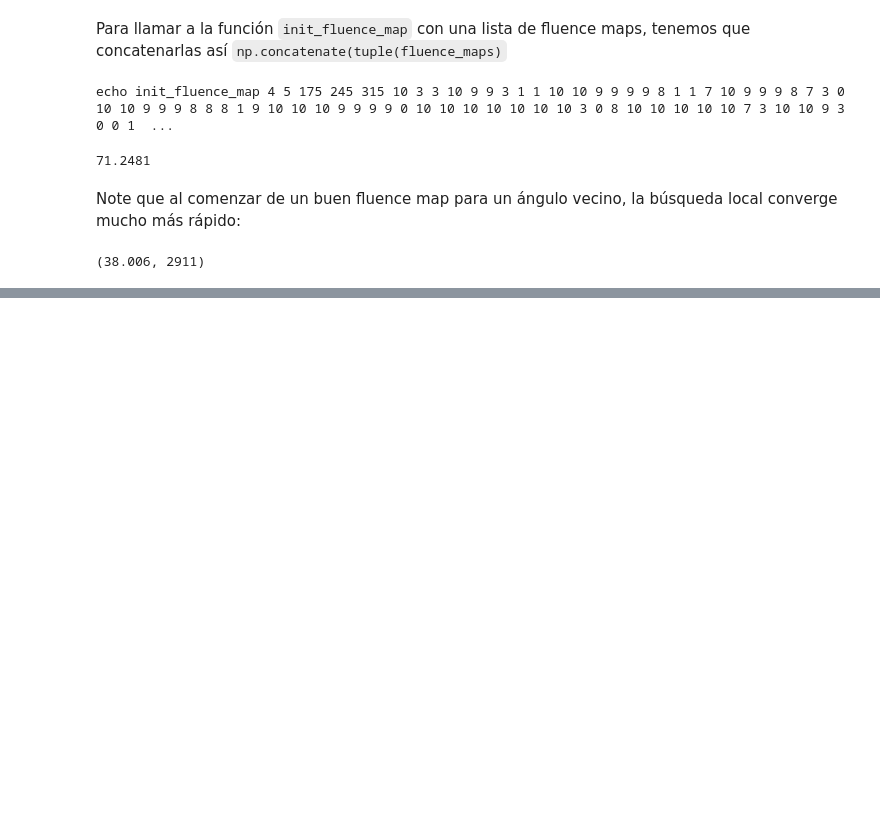
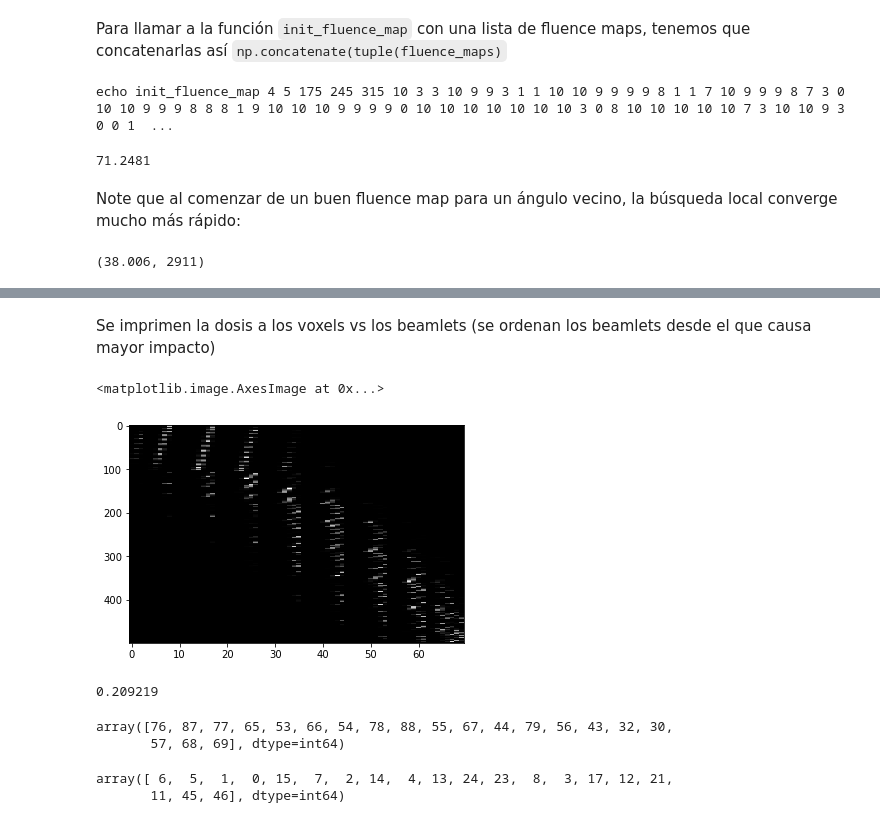
Before and after one commit to rilianx/Research, a Jupyter notebook: imrt_bao/tutorial.ipynb, the cells around one changed output, grey strips where cells are left out. Drawn from its saved outputs; the diff is of its cells as text; code cells hidden in the pictures; blank space fills up the shorter version.

Commit message:
added deposition matrix in imrt

```diff
--- a/imrt_bao/tutorial.ipynb
+++ b/imrt_bao/tutorial.ipynb
@@ -174,0 +182,27 @@ instance.iterated_local_search()
+# %%
+M = instance.get_deposition_matrix(0, 0)
+# %% [markdown]
+Se imprimen la dosis a los voxels vs los beamlets (se ordenan los beamlets desde el que causa mayor impacto)
+# %%
+import matplotlib.pyplot as plt
+%matplotlib inline
+
+plt.ion()
+plt.imshow(M, cmap='gray', interpolation='none', aspect='auto')
+# %% [output]
+<matplotlib.image.AxesImage at 0x...>
+[figure, added]
+# %%
+M[76,0] # impacto del beamlet 0 en el voxels 76
+# %% [output]
+0.209219
+# %%
+np.argsort(-M[:,0])[0:20] #voxels más impactado por beamlet 0
+# %% [output]
+array([76, 87, 77, 65, 53, 66, 54, 78, 88, 55, 67, 44, 79, 56, 43, 32, 30,
+       57, 68, 69], dtype=int64)
+# %%
+np.argsort(-M[76,:])[0:20] #beamlets con mayor impacto en voxel 76
+# %% [output]
+array([ 6,  5,  1,  0, 15,  7,  2, 14,  4, 13, 24, 23,  8,  3, 17, 12, 21,
+       11, 45, 46], dtype=int64)
```
Also changed, not shown: parts of 1 cell of this notebook, 1 other file.
